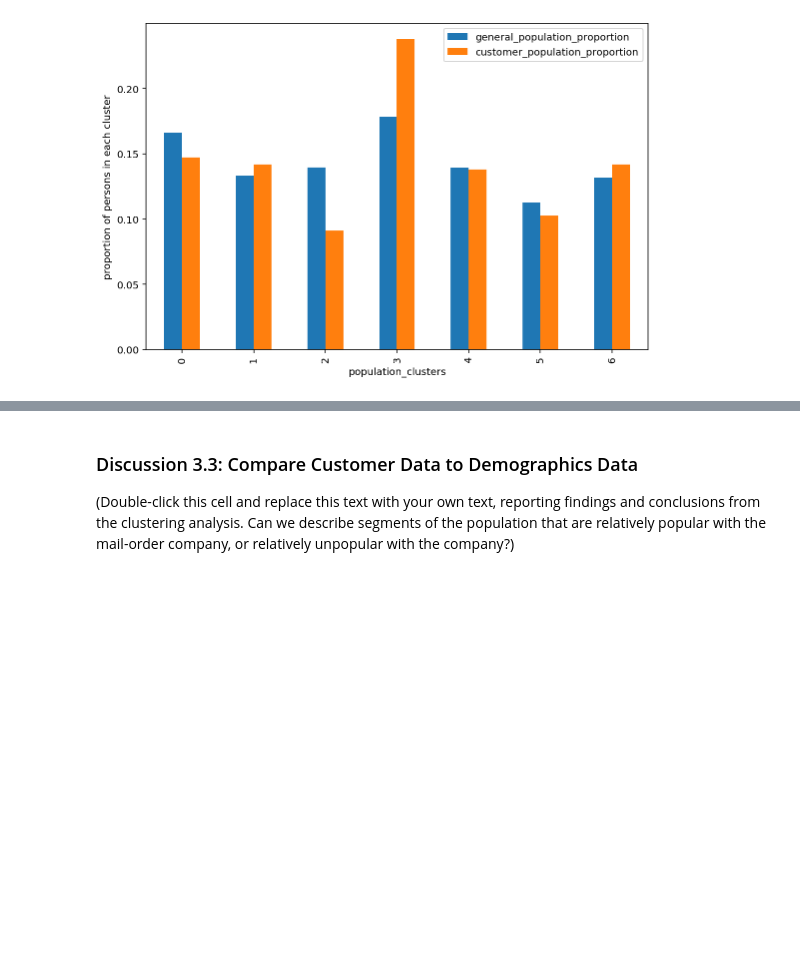
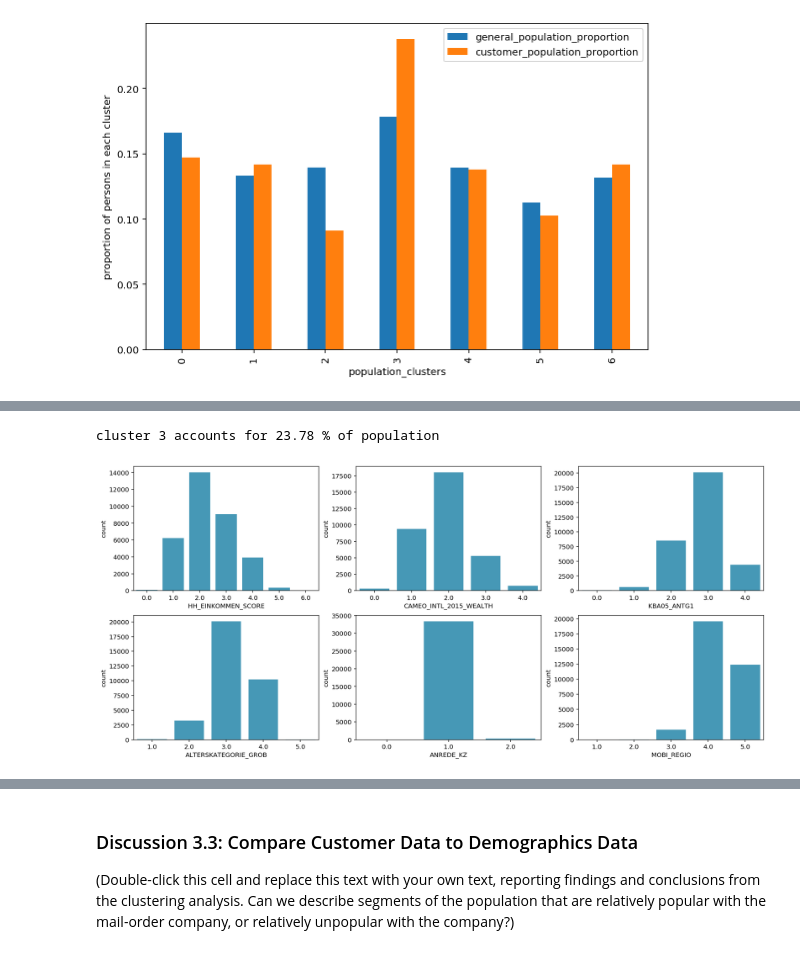
Before and after one commit to dguevar1/identify_customer_segments, a Jupyter notebook: Identify_Customer_Segments.ipynb, the cells around one changed output, grey strips where cells are left out. Drawn from its saved outputs; the diff is of its cells as text; code cells hidden in the pictures; blank space fills up the shorter version.

Commit message:
feat: Updated compare customer data to demographics section.
This commit updates the compare customer data to demographics  section.

Resolves: #19

```diff
--- a/Identify_Customer_Segments.ipynb
+++ b/Identify_Customer_Segments.ipynb
@@ -3028,2 +3061,0 @@ df_reduced_standardized_customer_population_data_pca
-# %%
-pca_cluster = df_reduced_standardized_customer_population_data_pca[df_customer_population_predictions==3]
@@ -3050,0 +3062,19 @@ df = pd.DataFrame(data=new_data,
+# %%
+def plot_cluster_demographics(k, pca_features, kmeans_labels, features):
+    pca_cluster = pca_features[kmeans_labels == k]
+
+    print('cluster', k, 'accounts for', np.round(pca_cluster.shape[0]*100/features.shape[0],3), '% of population')
+
+    standardized_features = pca.inverse_transform(pca_cluster)
+    features_cluster1 = scaler.inverse_transform(standardized_features)
+
+    features_cluster1 = pd.DataFrame(np.round(features_cluster1), columns = features.columns)
+
+    fig, axs = plt.subplots(2,3, figsize=(18,8))
+    sns.countplot(features_cluster1['HH_EINKOMMEN_SCORE'], ax = axs[0,0], color='#33A1C9')
+    sns.countplot(features_cluster1['CAMEO_INTL_2015_WEALTH'], ax = axs[0,1], color='#33A1C9')
+    sns.countplot(features_cluster1['KBA05_ANTG1'], ax = axs[0,2], color='#33A1C9')
+    sns.countplot(features_cluster1['ALTERSKATEGORIE_GROB'], ax = axs[1,0], color='#33A1C9')
+    sns.countplot(features_cluster1['ANREDE_KZ'], ax = axs[1,1], color='#33A1C9')
+    sns.countplot(features_cluster1['MOBI_REGIO'], ax = axs[1,2], color='#33A1C9')
+    plt.show();
@@ -3050,0 +3098,5 @@ df = pd.DataFrame(data=new_data,
+# %%
+plot_cluster_demographics(k=3, pca_features=df_reduced_standardized_customer_population_data_pca, kmeans_labels=customer_population_predictions, features=df_standardized_customer_population_data)
+# %% [output]
+cluster 3 accounts for 23.78 % of population
+[figure, added]
```
Also changed, not shown: parts of 22 cells of this notebook.
